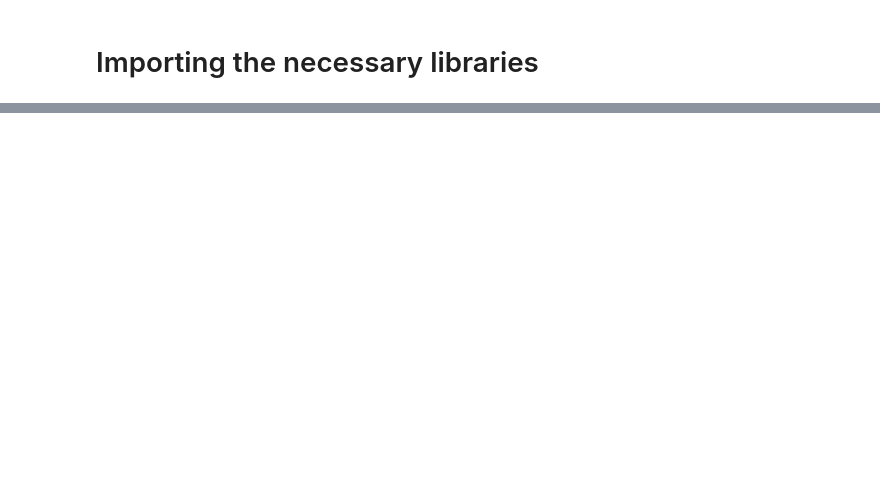
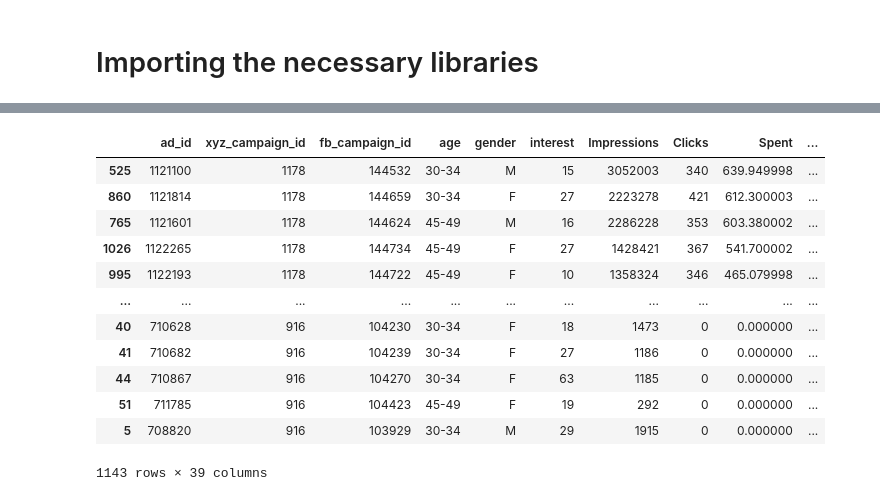
Before and after one commit to haitranduc4270/Sales-Conversion-Optimization-Project, a Jupyter notebook: notebooks/application.ipynb, the cells around one changed output, grey strips where cells are left out. Saved outputs shown, nothing was run; the diff lists cells and outputs as text; code cells hidden in the pictures; blank space fills up the shorter version.

```diff
--- a/notebooks/application.ipynb
+++ b/notebooks/application.ipynb
@@ -154,0 +185,16 @@ Giá trị ROI dự đoán tối đa: 31.3600
+# %%
+df.sort_values(ascending=False, by="Spent")
+# %% [output]
+|  | ad_id | xyz_campaign_id | fb_campaign_id | age | gender | interest | Impressions | Clicks | Spent | ... |
+| 525 | 1121100 | 1178 | 144532 | 30-34 | M | 15 | 3052003 | 340 | 639.949998 | ... |
+| 860 | 1121814 | 1178 | 144659 | 30-34 | F | 27 | 2223278 | 421 | 612.300003 | ... |
+| 765 | 1121601 | 1178 | 144624 | 45-49 | M | 16 | 2286228 | 353 | 603.380002 | ... |
+| 1026 | 1122265 | 1178 | 144734 | 45-49 | F | 27 | 1428421 | 367 | 541.700002 | ... |
+| 995 | 1122193 | 1178 | 144722 | 45-49 | F | 10 | 1358324 | 346 | 465.079998 | ... |
+| ... | ... | ... | ... | ... | ... | ... | ... | ... | ... | ... |
+| 40 | 710628 | 916 | 104230 | 30-34 | F | 18 | 1473 | 0 | 0.000000 | ... |
+| 41 | 710682 | 916 | 104239 | 30-34 | F | 27 | 1186 | 0 | 0.000000 | ... |
+| 44 | 710867 | 916 | 104270 | 30-34 | F | 63 | 1185 | 0 | 0.000000 | ... |
+| 51 | 711785 | 916 | 104423 | 45-49 | F | 19 | 292 | 0 | 0.000000 | ... |
+| 5 | 708820 | 916 | 103929 | 30-34 | M | 29 | 1915 | 0 | 0.000000 | ... |
+1143 rows × 39 columns
```
Also changed, not shown: parts of 5 cells of this notebook, 20 other files.
